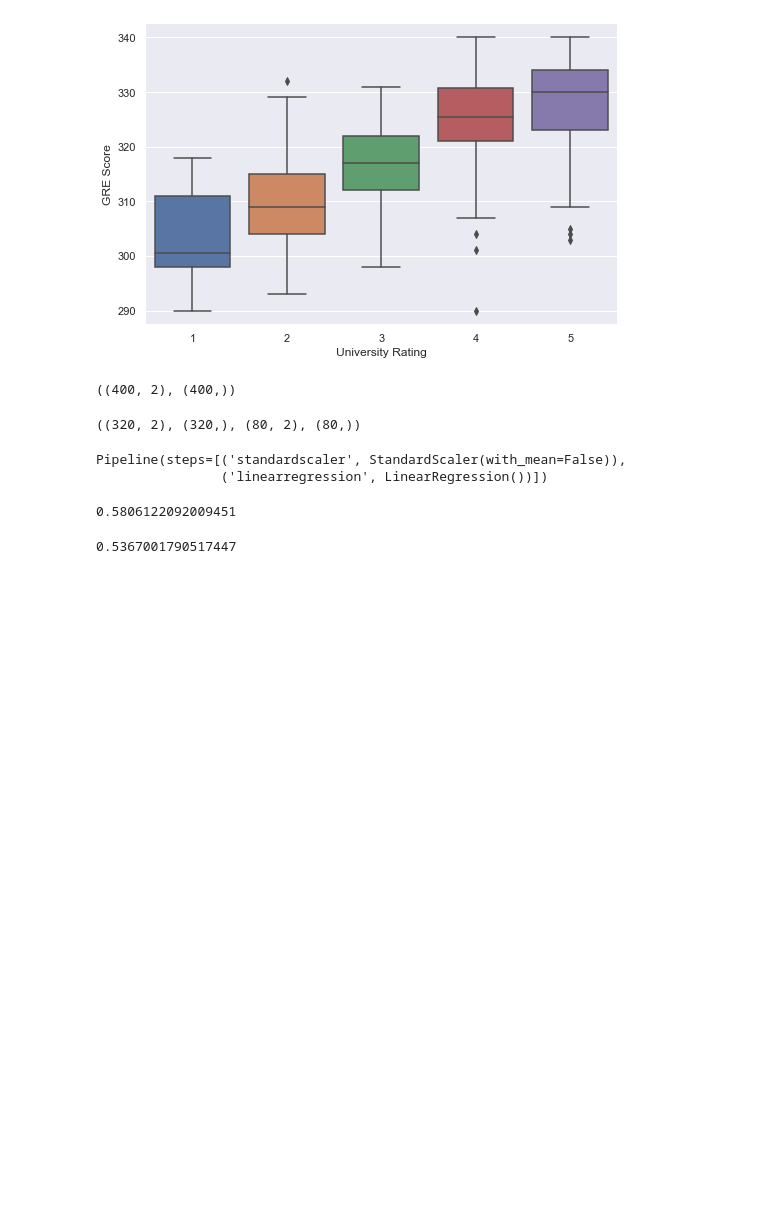
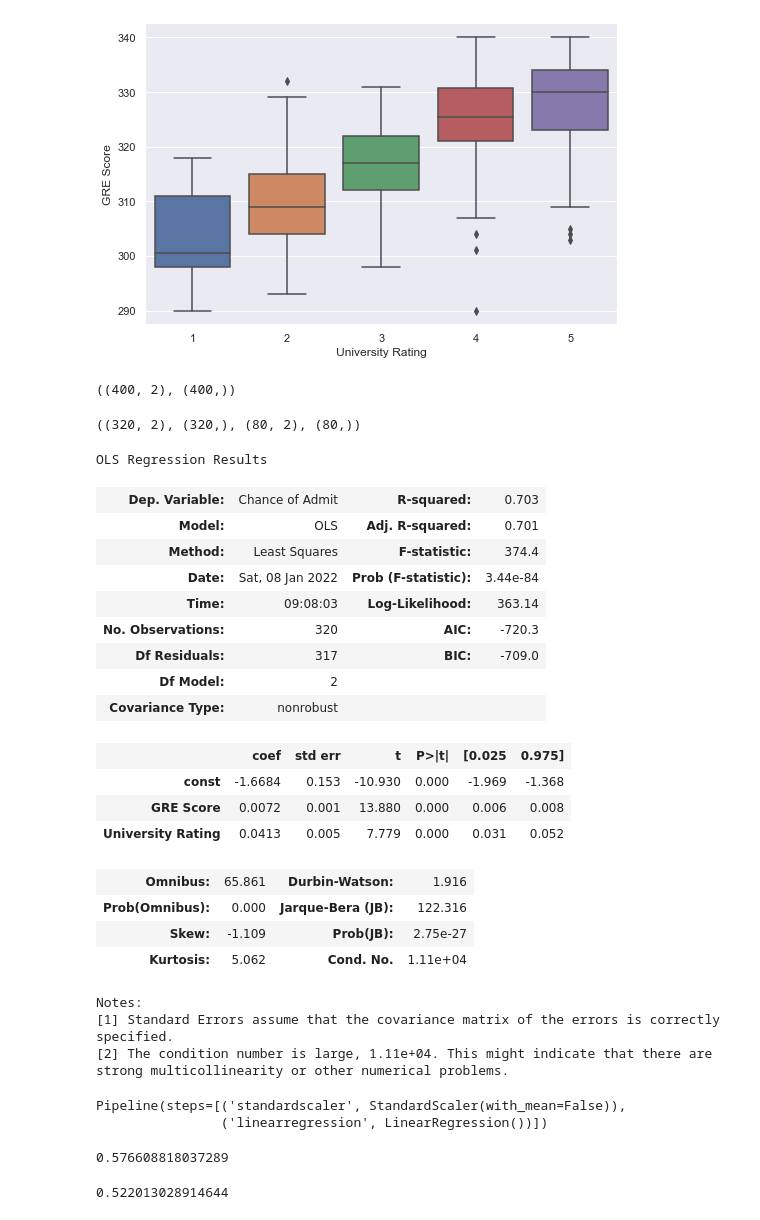
Before and after one commit to peta-byte/jupyter-data-analysis, a Jupyter notebook: jupyter-basic-data-analysis.ipynb, the cells around one changed output. Drawn from its saved outputs; the diff is of its cells as text; code cells hidden in the pictures; blank space fills up the shorter version.

```diff
--- a/jupyter-basic-data-analysis.ipynb
+++ b/jupyter-basic-data-analysis.ipynb
@@ -339,6 +339,7 @@ plt.show()
 # %% [output]
 [figure]
 # %%
-admissions_df.loc[:, ('High Score')] = (admissions_df['GRE Score']) > 320
+are_high_scores = (admissions_df.loc[:, ('GRE Score')]) > 320;
+admissions_df.insert(3, 'High Score', are_high_scores)
 admissions_df.head()
 # %% [output]
@@ -475,9 +471,33 @@ x_train.shape, y_train.shape, x_test.shape, y_test.shape
 # %%
 import statsmodels.api as sm
 
 x_train_with_intercept = sm.add_constant(x_train)
 stats_model = sm.OLS(y_train, x_train_with_intercept)
 fit_model = stats_model.fit()
+fit_model.summary()
+# %% [output]
+OLS Regression Results
+| Dep. Variable: | Chance of Admit | R-squared: | 0.703 |
+| Model: | OLS | Adj. R-squared: | 0.701 |
+| Method: | Least Squares | F-statistic: | 374.4 |
+| Date: | Sat, 08 Jan 2022 | Prob (F-statistic): | 3.44e-84 |
+| Time: | 09:08:03 | Log-Likelihood: | 363.14 |
+| No. Observations: | 320 | AIC: | -720.3 |
+| Df Residuals: | 317 | BIC: | -709.0 |
+| Df Model: | 2 |  |  |
+| Covariance Type: | nonrobust |  |  |
+|  | coef | std err | t | P>|t| | [0.025 | 0.975] |
+| const | -1.6684 | 0.153 | -10.930 | 0.000 | -1.969 | -1.368 |
+| GRE Score | 0.0072 | 0.001 | 13.880 | 0.000 | 0.006 | 0.008 |
+| University Rating | 0.0413 | 0.005 | 7.779 | 0.000 | 0.031 | 0.052 |
+| Omnibus: | 65.861 | Durbin-Watson: | 1.916 |
+| Prob(Omnibus): | 0.000 | Jarque-Bera (JB): | 122.316 |
+| Skew: | -1.109 | Prob(JB): | 2.75e-27 |
+| Kurtosis: | 5.062 | Cond. No. | 1.11e+04 |
+Notes:
+[1] Standard Errors assume that the covariance matrix of the errors is correctly specified.
+[2] The condition number is large, 1.11e+04. This might indicate that there are
+strong multicollinearity or other numerical problems.
 # %%
 from sklearn.linear_model import LinearRegression
 from sklearn.pipeline import make_pipeline
@@ -495,10 +515,10 @@ from sklearn.metrics import r2_score
 
 r2_score(y_pred_train, y_train)
 # %% [output]
-0.5806122092009451
+0.576608818037289
 # %%
 y_pred_test = linear_model.predict(x_test)
 
 r2_score(y_pred_test, y_test)
 # %% [output]
-0.5367001790517447
+0.522013028914644
```
Also changed, not shown: parts of 18 cells of this notebook.
